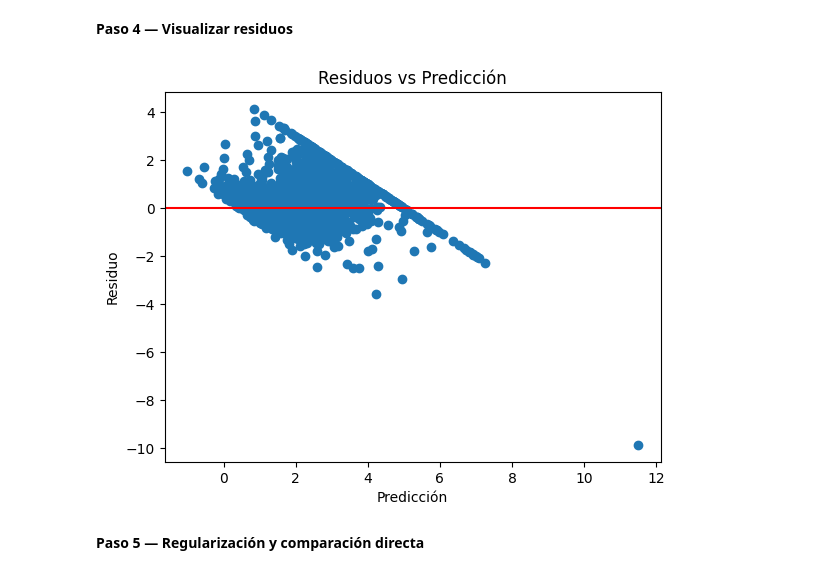
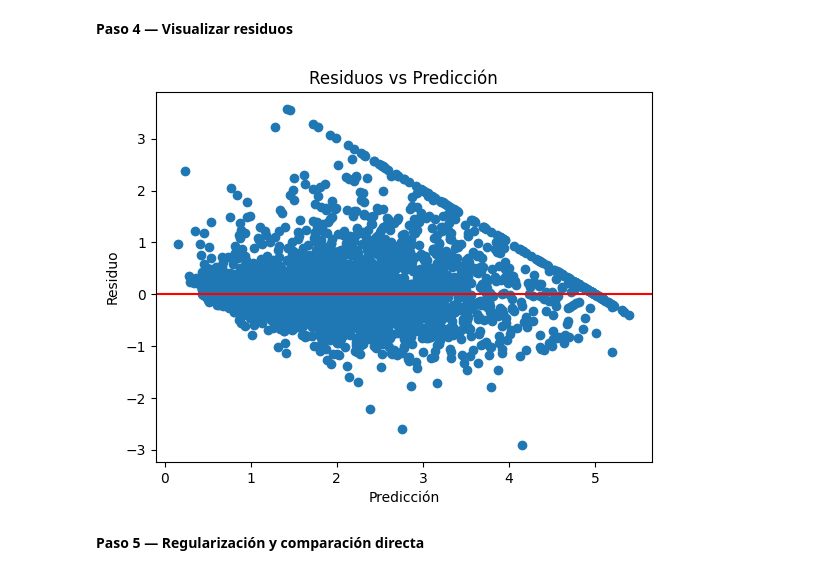
Before and after one commit to yuri19762008/000_ANALISTA_DATOS, a Jupyter notebook: Bootcamp-main/Modulo6/Leccion4/Index_M6_AE4.ipynb, the cells around one changed output. Drawn from its saved outputs; the diff is of its cells as text; code cells hidden in the pictures.

```diff
--- a/Bootcamp-main/Modulo6/Leccion4/Index_M6_AE4.ipynb
+++ b/Bootcamp-main/Modulo6/Leccion4/Index_M6_AE4.ipynb
@@ -1564,20 +1583,20 @@ R2: 0.7529800406100777
 # %%
 import matplotlib.pyplot as plt
 
-best_model = pipe_ridge
+best_model = pipe_svr
 best_model.fit(X_train, y_train)
 y_pred = best_model.predict(X_test)
 
 residuals = y_test - y_pred
 
 plt.scatter(y_pred, residuals)
 plt.axhline(0, color="red")
 plt.xlabel("Predicción")
 plt.ylabel("Residuo")
 plt.title("Residuos vs Predicción")
 plt.show()
 # %% [output]
-[figure, old version]
+[figure, new version]
 # %% [markdown]
 **Paso 5 — Regularización y comparación directa**
 # %%
```
Also changed, not shown: parts of 9 cells of this notebook, 4 other files.
